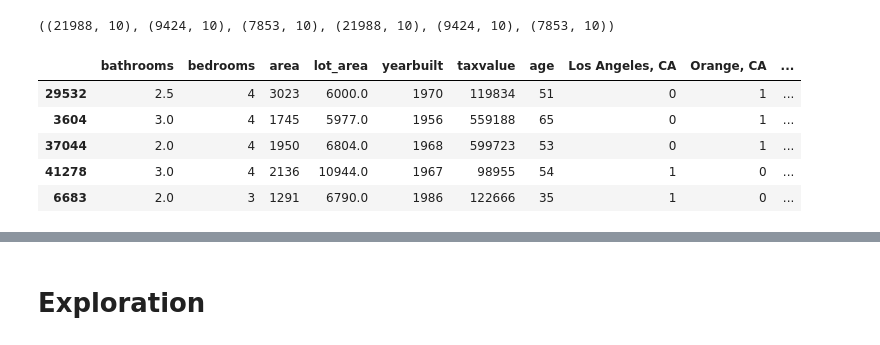
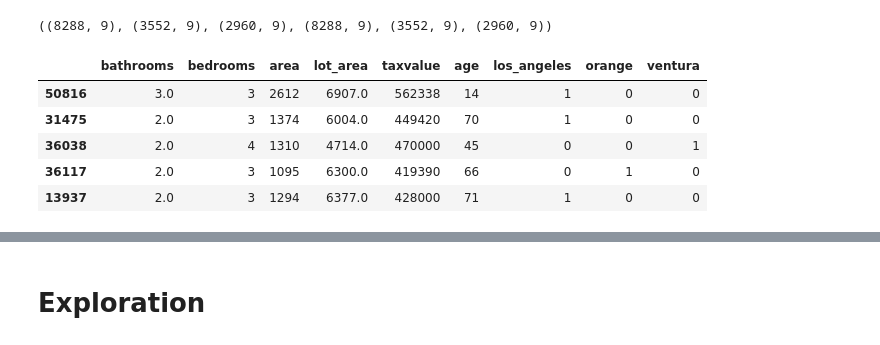
Before and after one commit to lainslie-18/zillow_regression_project, a Jupyter notebook: explore_model.ipynb, the cells around one changed output, grey strips where cells are left out. Drawn from its saved outputs; the diff is of its cells as text; code cells hidden in the pictures.

```diff
--- a/explore_model.ipynb
+++ b/explore_model.ipynb
@@ -33,17 +36,17 @@ import warnings
 warnings.filterwarnings("ignore")
 # %%
 # use function to pull in, clean, split, and scale zillow data
-train_full, validate_full, test_full, train_scaled_full, validate_scaled_full, test_scaled_full = wrangle.wrangle_zillow()
-train_full.shape, validate_full.shape, test_full.shape, train_scaled_full.shape, validate_scaled_full.shape, test_scaled_full.shape
+train, validate, test, train_scaled, validate_scaled, test_scaled = wrangle.wrangle_zillow()
+train.shape, validate.shape, test.shape, train_scaled.shape, validate_scaled.shape, test_scaled.shape
 # %% [output]
-((21988, 10), (9424, 10), (7853, 10), (21988, 10), (9424, 10), (7853, 10))
+((8288, 9), (3552, 9), (2960, 9), (8288, 9), (3552, 9), (2960, 9))
 # %%
 # review data
-train_full.head()
+train.head()
 # %% [output]
-|  | bathrooms | bedrooms | area | lot_area | yearbuilt | taxvalue | age | Los Angeles, CA | Orange, CA | ... |
-| 29532 | 2.5 | 4 | 3023 | 6000.0 | 1970 | 119834 | 51 | 0 | 1 | ... |
-| 3604 | 3.0 | 4 | 1745 | 5977.0 | 1956 | 559188 | 65 | 0 | 1 | ... |
-| 37044 | 2.0 | 4 | 1950 | 6804.0 | 1968 | 599723 | 53 | 0 | 1 | ... |
-| 41278 | 3.0 | 4 | 2136 | 10944.0 | 1967 | 98955 | 54 | 1 | 0 | ... |
-| 6683 | 2.0 | 3 | 1291 | 6790.0 | 1986 | 122666 | 35 | 1 | 0 | ... |
+|  | bathrooms | bedrooms | area | lot_area | taxvalue | age | los_angeles | orange | ventura |
+| 50816 | 3.0 | 3 | 2612 | 6907.0 | 562338 | 14 | 1 | 0 | 0 |
+| 31475 | 2.0 | 3 | 1374 | 6004.0 | 449420 | 70 | 1 | 0 | 0 |
+| 36038 | 2.0 | 4 | 1310 | 4714.0 | 470000 | 45 | 0 | 0 | 1 |
+| 36117 | 2.0 | 3 | 1095 | 6300.0 | 419390 | 66 | 0 | 1 | 0 |
+| 13937 | 2.0 | 3 | 1294 | 6377.0 | 428000 | 71 | 1 | 0 | 0 |
```
Also changed, not shown: parts of 29 cells of this notebook, 4 other files.
